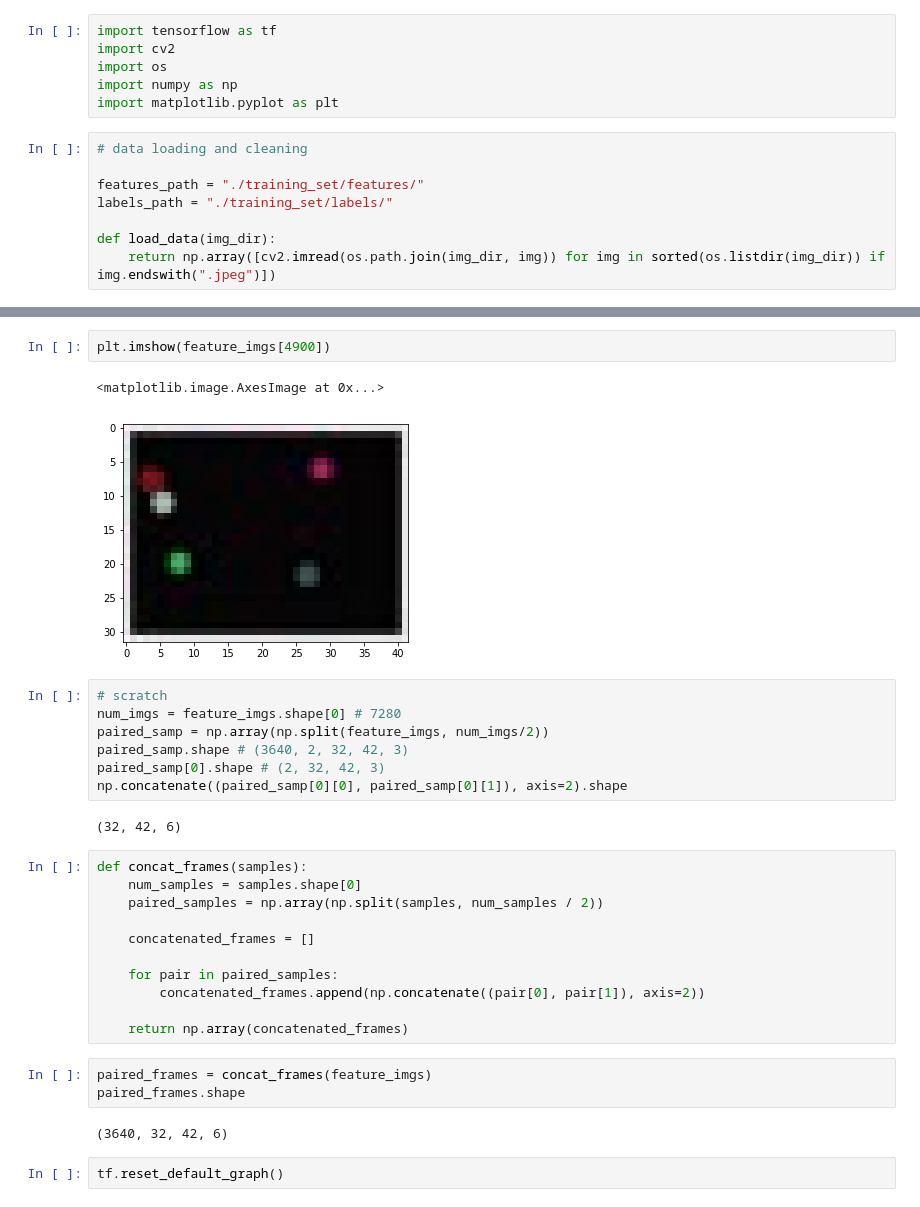
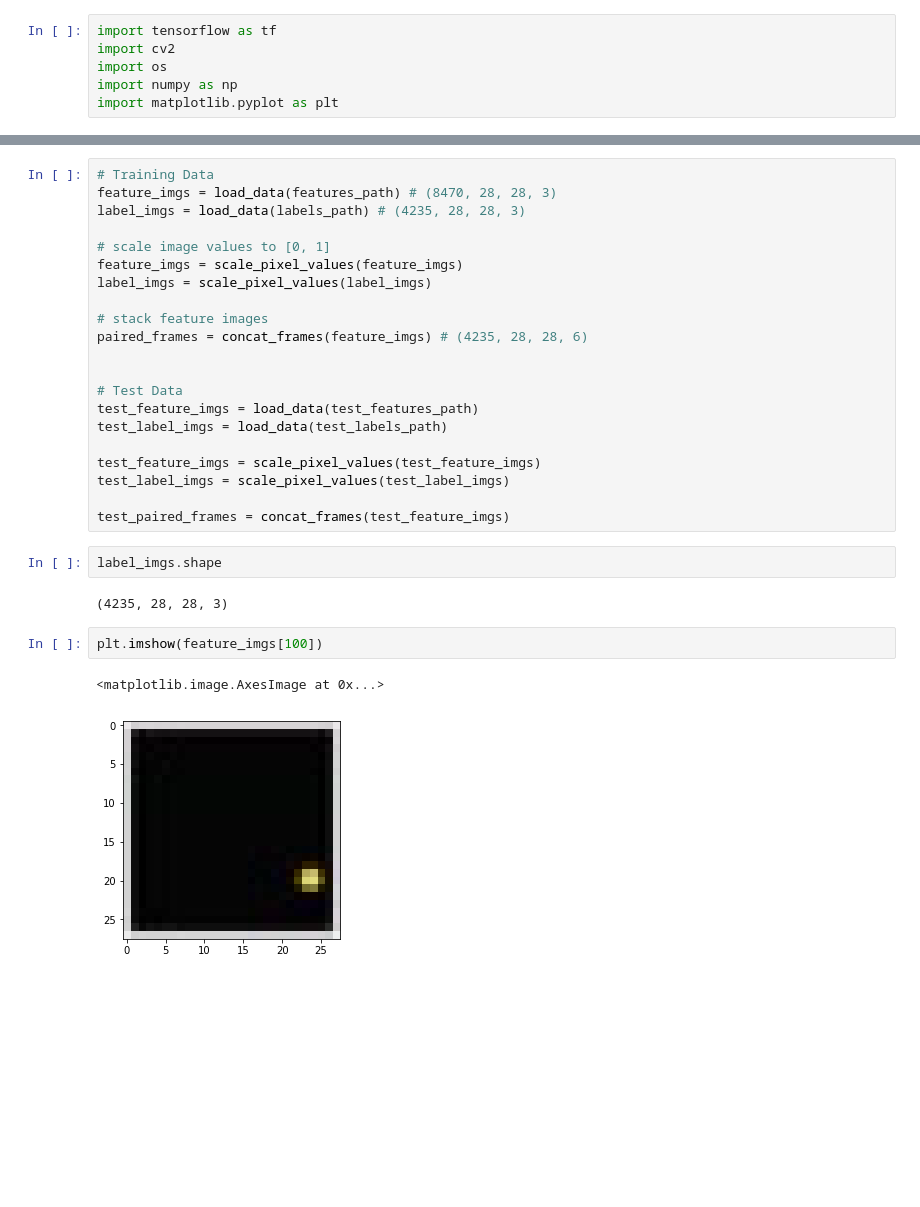
Before and after one commit to Miaplacidus/intuitive_physics_net, a Jupyter notebook: physics_net.ipynb, the cells around one changed output, grey strips where cells are left out. Cells and saved outputs as stored; diff of their text form; blank space fills up the shorter version.

Commit message:
generate frames

```diff
--- a/physics_net.ipynb
+++ b/physics_net.ipynb
@@ -4,11 +4,3 @@ import cv2
 import os
 import numpy as np
 import matplotlib.pyplot as plt
-# %%
-# data loading and cleaning
-
-features_path = "./training_set/features/"
-labels_path = "./training_set/labels/"
-
-def load_data(img_dir):
-    return np.array([cv2.imread(os.path.join(img_dir, img)) for img in sorted(os.listdir(img_dir)) if img.endswith(".jpeg")])
@@ -18,32 +45,30 @@ label_imgs = load_data(labels_path) # (3640, 32, 42, 3)
+# %%
+# Training Data
+feature_imgs = load_data(features_path) # (8470, 28, 28, 3)
+label_imgs = load_data(labels_path) # (4235, 28, 28, 3)
+
+# scale image values to [0, 1]
+feature_imgs = scale_pixel_values(feature_imgs)
+label_imgs = scale_pixel_values(label_imgs)
+
+# stack feature images
+paired_frames = concat_frames(feature_imgs) # (4235, 28, 28, 6)
+
+
+# Test Data
+test_feature_imgs = load_data(test_features_path)
+test_label_imgs = load_data(test_labels_path)
+
+test_feature_imgs = scale_pixel_values(test_feature_imgs)
+test_label_imgs = scale_pixel_values(test_label_imgs)
+
+test_paired_frames = concat_frames(test_feature_imgs)
+# %%
+label_imgs.shape
+# %% [output]
+(4235, 28, 28, 3)
 # %%
-plt.imshow(feature_imgs[4900])
+plt.imshow(feature_imgs[100])
 # %% [output]
 <matplotlib.image.AxesImage at 0x...>
-[figure, old version]
+[figure, new version]
-# %%
-# scratch
-num_imgs = feature_imgs.shape[0] # 7280
-paired_samp = np.array(np.split(feature_imgs, num_imgs/2))
-paired_samp.shape # (3640, 2, 32, 42, 3)
-paired_samp[0].shape # (2, 32, 42, 3)
-np.concatenate((paired_samp[0][0], paired_samp[0][1]), axis=2).shape
-# %% [output]
-(32, 42, 6)
-# %%
-def concat_frames(samples):
-    num_samples = samples.shape[0]
-    paired_samples = np.array(np.split(samples, num_samples / 2))
-
-    concatenated_frames = []
-
-    for pair in paired_samples:
-        concatenated_frames.append(np.concatenate((pair[0], pair[1]), axis=2))
-
-    return np.array(concatenated_frames)
-# %%
-paired_frames = concat_frames(feature_imgs)
-paired_frames.shape
-# %% [output]
-(3640, 32, 42, 6)
-# %%
-tf.reset_default_graph()
```
Also changed, not shown: parts of 12 cells of this notebook, 3 other files.
